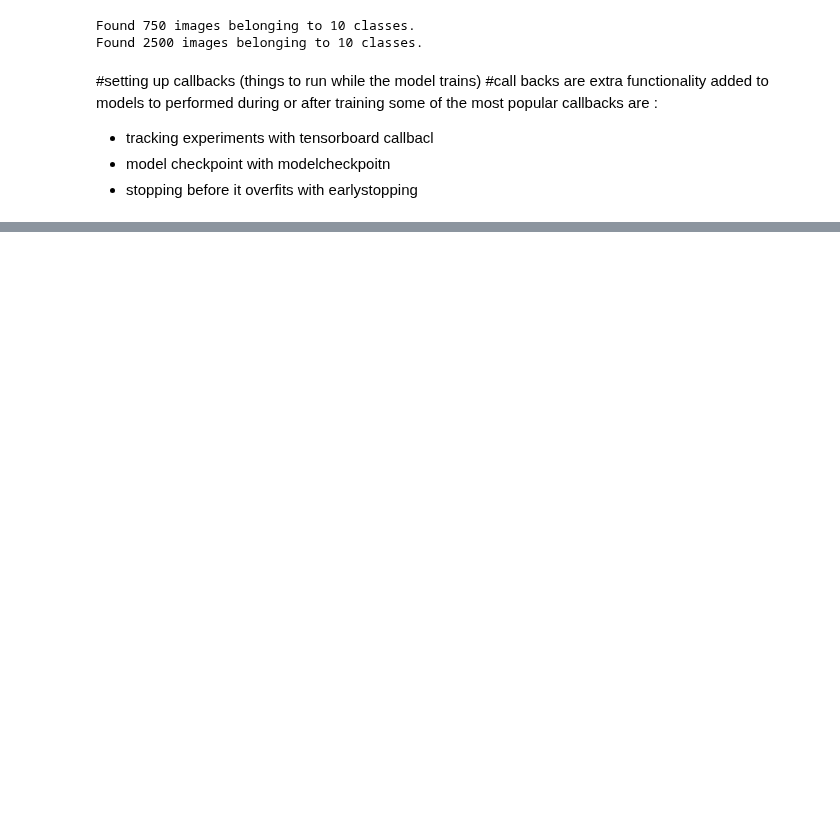
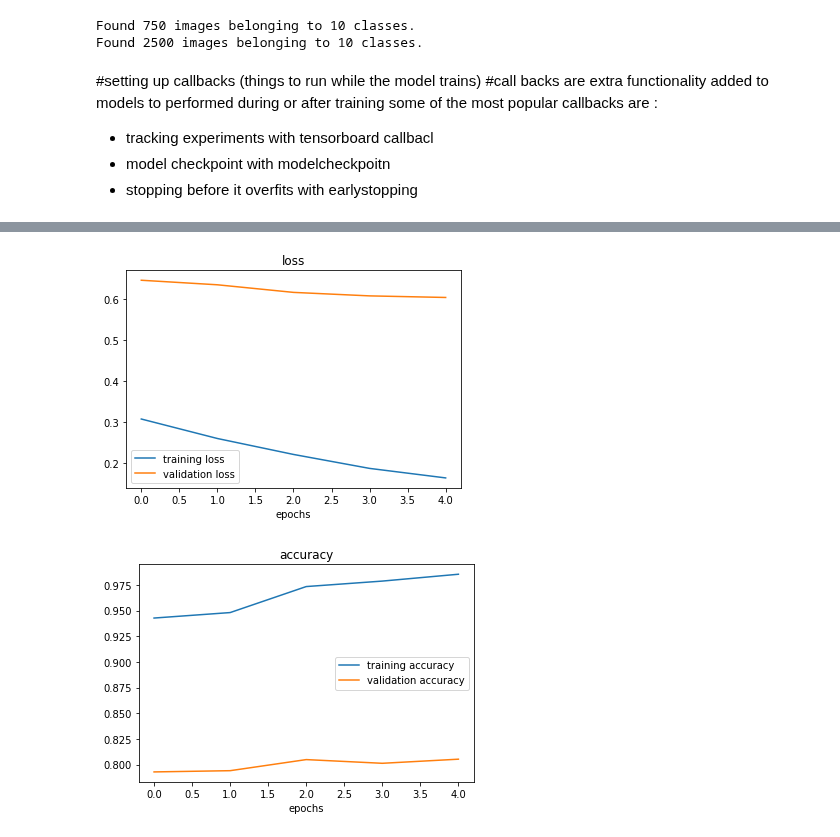
Before and after one commit to JaradAng/tensorflow_training, a Jupyter notebook: transfer_learning_feature_extraction.ipynb, the cells around one changed output, grey strips where cells are left out. Saved outputs shown, nothing was run; the diff lists cells and outputs as text; code cells hidden in the pictures; blank space fills up the shorter version.

```diff
--- a/transfer_learning_feature_extraction.ipynb
+++ b/transfer_learning_feature_extraction.ipynb
@@ -104,0 +126,2 @@ looking at tensorflow hub tfhub.dev to get the majority of models layers
+# %%
+IMAGE_SHAPE = int(IMAGE_SHAPE)
@@ -104,0 +160,13 @@ looking at tensorflow hub tfhub.dev to get the majority of models layers
+# %%
+#compile resnet model
+resnet_model.compile(loss=tf.keras.losses.CategoricalCrossentropy(),
+                     optimizer = tf.keras.optimizers.Adam(),
+                     metrics=['accuracy'])
+# %%
+history_1 = resnet_model.fit(train_data_10_percent,
+                             epochs = 5,
+                             steps_per_epoch= len(train_data_10_percent),
+                             validation_data= test_data,
+                             validation_steps = len(test_data),
+                             callbacks = [create_tensorboard_callback(dir_name='tensorflow_hub',
+                                                                      experiment_name = 'resnet50V2')])
@@ -104,0 +187,33 @@ looking at tensorflow hub tfhub.dev to get the majority of models layers
+# %%
+#plot validation and training seperately
+def plot_loss_curve(history):
+  """
+  returns seperate loss curves for training and validation metrics
+  """
+  loss = history.history['loss']
+  val_loss = history.history['val_loss']
+
+  accuracy = history.history['accuracy']
+  val_accuracy = history.history['val_accuracy']
+
+  epochs = range(len(history.history['loss']))
+
+  #plot the loss
+  plt.plot(epochs, loss, label='training loss')
+  plt.plot(epochs, val_loss, label='validation loss')
+  plt.title('loss')
+  plt.xlabel('epochs')
+  plt.legend();
+
+  #plot the accuracy
+  plt.figure()
+  plt.plot(epochs, accuracy, label='training accuracy')
+  plt.plot(epochs, val_accuracy, label='validation accuracy')
+  plt.title('accuracy')
+  plt.xlabel('epochs')
+  plt.legend();
+# %%
+plot_loss_curve(history_1)
+# %% [output]
+[figure, added]
+[figure, added]
```
Also changed, not shown: parts of 20 cells of this notebook.
